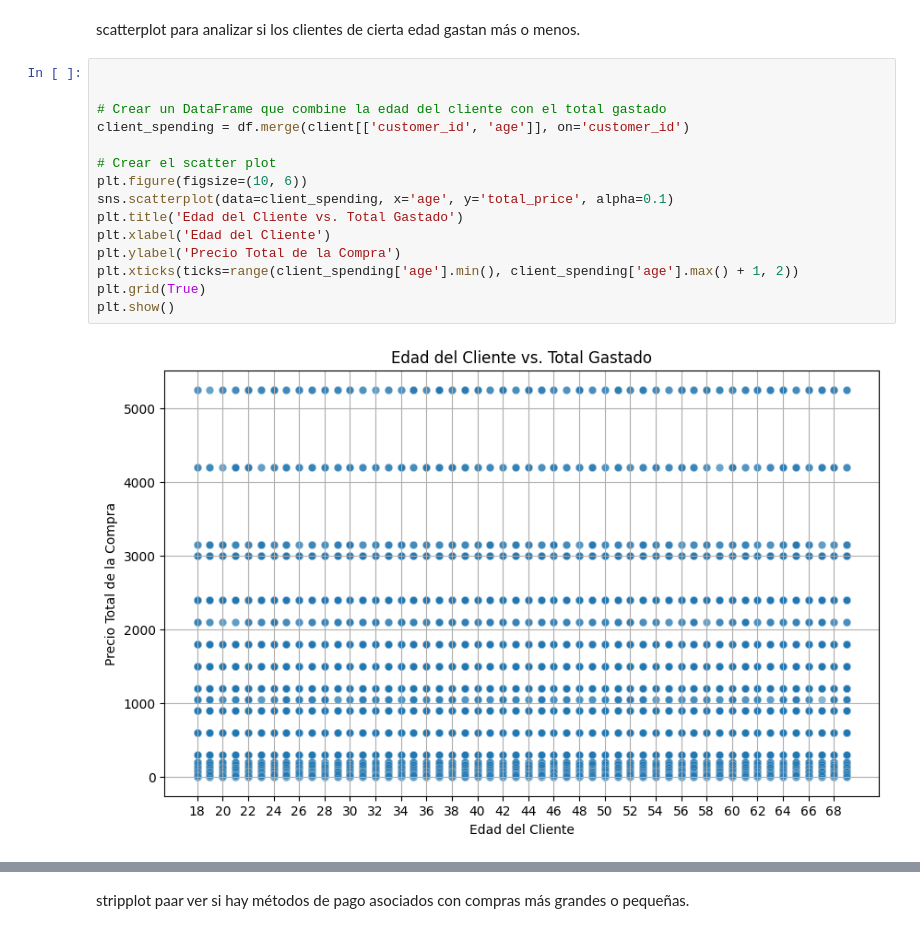
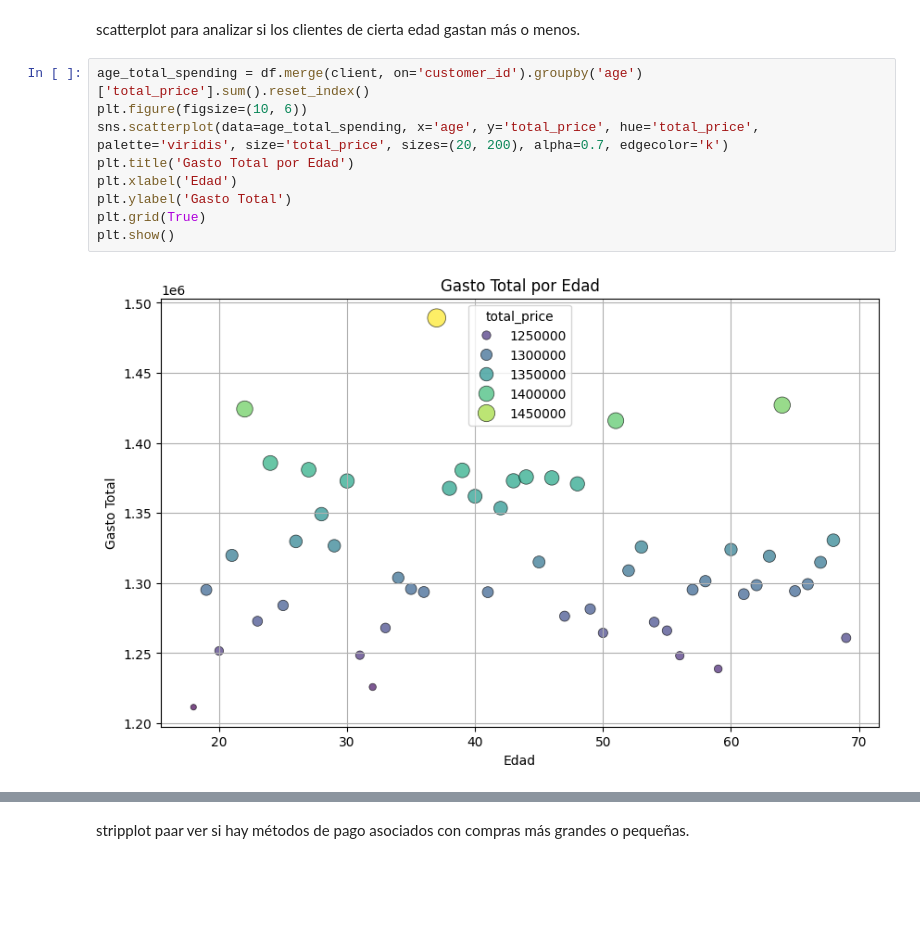
Before and after one commit to juanjoher/CIENCIADATOSP1, a Jupyter notebook: Proyecto.ipynb, the cells around one changed output, grey strips where cells are left out. Saved outputs shown, nothing was run; the diff lists cells and outputs as text; blank space fills up the shorter version.

```diff
--- a/Proyecto.ipynb
+++ b/Proyecto.ipynb
@@ -483,19 +482,13 @@ El mapa de calor muestra la relación entre las categorías de productos y el g
 # %% [markdown]
 scatterplot para analizar si los clientes de cierta edad gastan más o menos.
 # %%
-
-
-# Crear un DataFrame que combine la edad del cliente con el total gastado
-client_spending = df.merge(client[['customer_id', 'age']], on='customer_id')
-
-# Crear el scatter plot
+age_total_spending = df.merge(client, on='customer_id').groupby('age')['total_price'].sum().reset_index()
 plt.figure(figsize=(10, 6))
-sns.scatterplot(data=client_spending, x='age', y='total_price', alpha=0.1)
-plt.title('Edad del Cliente vs. Total Gastado')
-plt.xlabel('Edad del Cliente')
-plt.ylabel('Precio Total de la Compra')
-plt.xticks(ticks=range(client_spending['age'].min(), client_spending['age'].max() + 1, 2))
+sns.scatterplot(data=age_total_spending, x='age', y='total_price', hue='total_price', palette='viridis', size='total_price', sizes=(20, 200), alpha=0.7, edgecolor='k')
+plt.title('Gasto Total por Edad')
+plt.xlabel('Edad')
+plt.ylabel('Gasto Total')
 plt.grid(True)
 plt.show()
 # %% [output]
-[figure, old version]
+[figure, new version]
```
Also changed, not shown: parts of 9 cells of this notebook.
